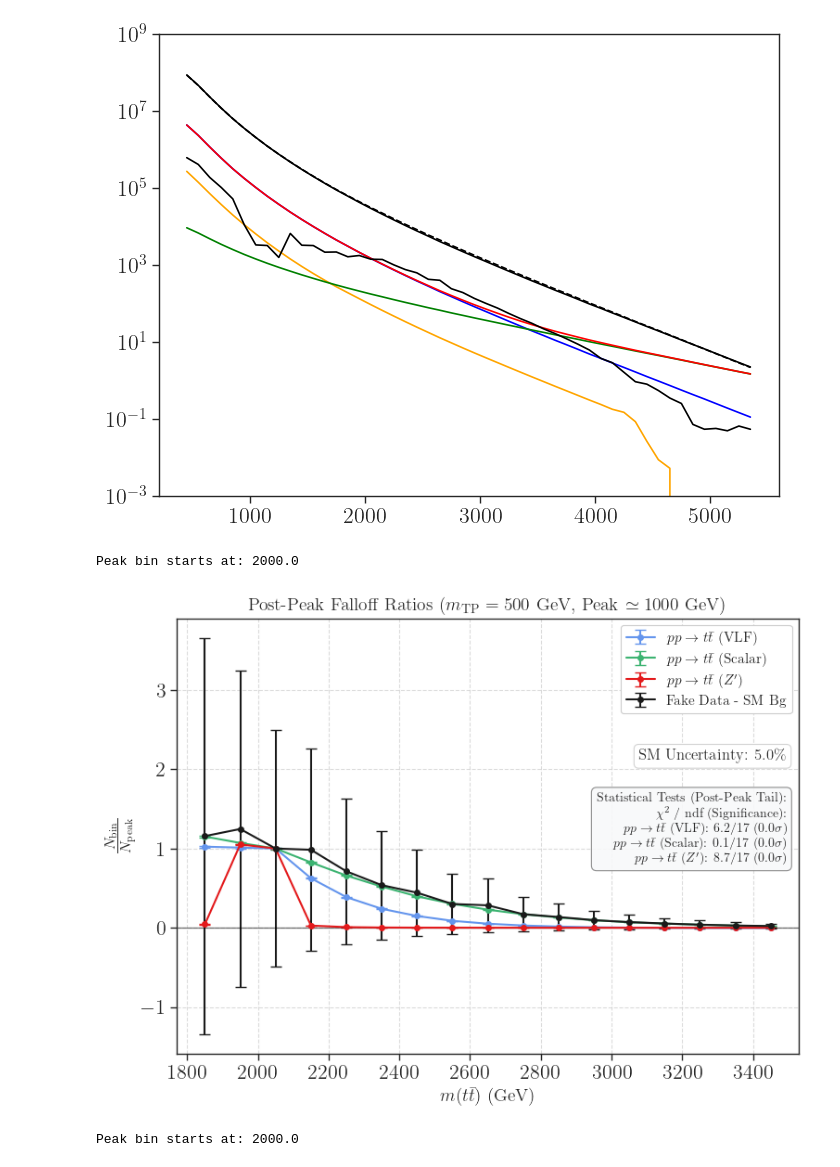
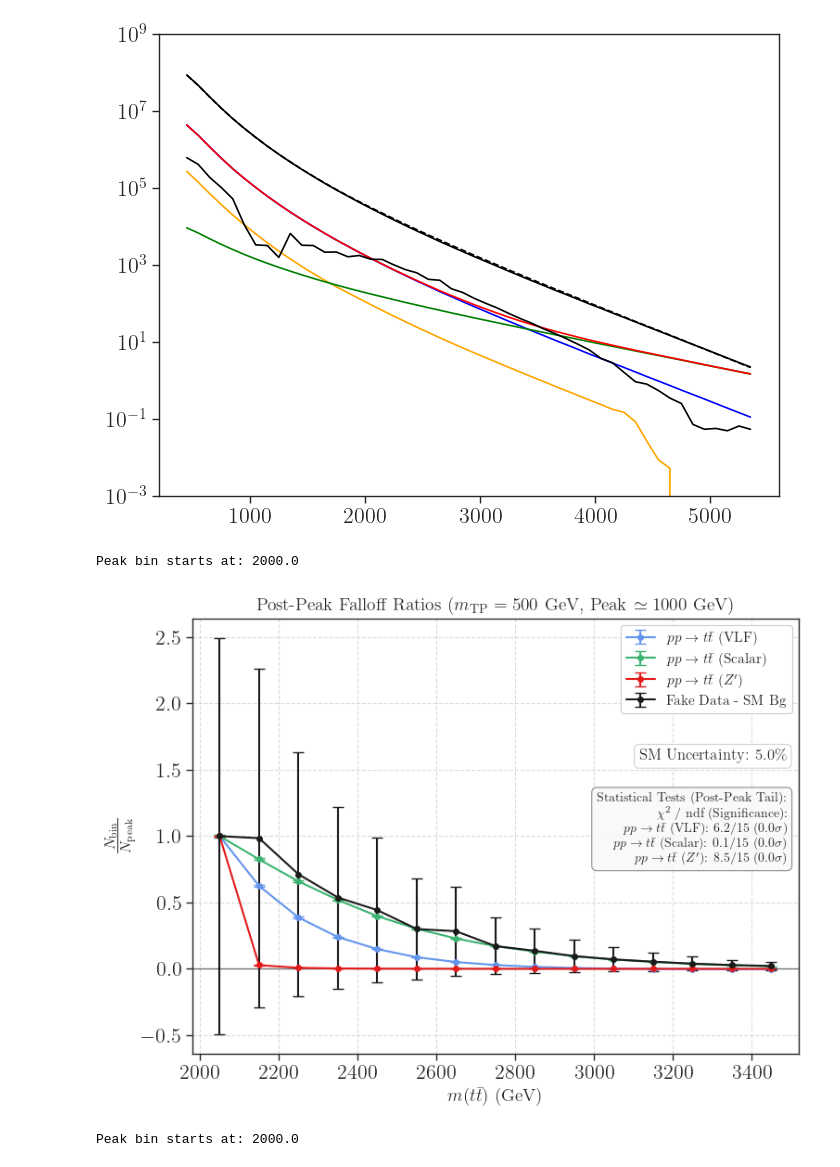
Before and after one commit to viniciusrocca/EFT_ToyModel, a Jupyter notebook: Plots/Article_method.ipynb, the cells around one changed output. Cells and saved outputs as stored; diff of their text form; code cells hidden in the pictures.

```diff
--- a/Plots/Article_method.ipynb
+++ b/Plots/Article_method.ipynb
@@ -1259,7 +1259,7 @@ plt.show()
 # %%
 
 mTP = 1000.0 #GeV
-n_bp = 2
+n_bp = 0
 n_ap =15
 peak = 2.0 * mTP
 b_peak = 0
@@ -1270,8 +1270,8 @@ while (peak >= bins[i] and i<=len(bins)):
     i+=1
 print(f"Peak bin starts at: {bins[b_peak]}")
 
-ratios = []
-ratios_err = []
+ratios_sig = []
+ratios_err_sig = []
 frac_peak, frac_bins = [], []
 # Computing the ratios
 for i, h in enumerate(bsm_hists):
@@ -1296,15 +1296,15 @@ for i, h in enumerate(bsm_hists):
         #print(i, safe_err/aux[-1])
         err.append(safe_err)
 
-    ratios.append(aux)
-    ratios_err.append(err)
+    ratios_sig.append(aux)
+    ratios_err_sig.append(err)
 
 # ==========================================
 # Statistical Tests (Fake Data vs Theory)
 # ==========================================
 # Assuming Fake Data is the LAST element in your lists
-fake_ratio = np.array(ratios[-1])
-fake_ratio_err = np.array(ratios_err[-1])
+fake_ratio = np.array(ratios_sig[-1])
+fake_ratio_err = np.array(ratios_err_sig[-1])
 
 # We slice [1:] to skip the b_peak itself
 valid_fake_ratio = fake_ratio
@@ -1315,9 +1315,9 @@ stats_lines = [
     r"$\chi^2$ / ndf (Significance):"
 ]
 
-for k in range(len(ratios) - 1): # Skip the last element (which is Fake Data itself)
-    hyp_ratio = np.array(ratios[k])
-    hyp_err = np.array(ratios_err[k])
+for k in range(len(ratios_sig) - 1): # Skip the last element (which is Fake Data itself)
+    hyp_ratio = np.array(ratios_sig[k])
+    hyp_err = np.array(ratios_err_sig[k])
     name = bsm_labels[k]
 
 
@@ -1357,11 +1357,11 @@ x_centers = [(bins[j] + bins[j+1]) / 2.0 for j in range(b_peak-n_bp, b_peak + n_
 fig, ax = plt.subplots(figsize=(8, 6))
 
 # Loop over the calculated ratios to plot them
-for k in range(len(ratios)):
+for k in range(len(ratios_sig)):
     label = bsm_labels[k] if 'bsm_labels' in locals() else f"Model {k+1}"
     color = bsm_colors[k] if 'bsm_colors' in locals() else None
 
-    ax.errorbar(x_centers, ratios[k], yerr=ratios_err[k], fmt='o-',
+    ax.errorbar(x_centers, ratios_sig[k], yerr=ratios_err_sig[k], fmt='o-',
                 capsize=4, label=label, color=color, markersize=4, linewidth=1.5)
 
 
@@ -1376,34 +1376,34 @@ ax.axhline(0, color='black', linestyle='-', linewidth=1, alpha=0.5)
 ax.grid(True, linestyle='--', alpha=0.7)
 #ax.set_yscale('log')
 
 # --- ANNOTATIONS ---
 
 # Place the Legend
 ax.legend(fontsize=11, framealpha=1.0, loc='upper right')
 
 # Place the SM Uncertainty Box safely using .format()
 sm_text = r"SM Uncertainty: {:.1f}\%".format(sm_err * 100)
 ax.text(0.98, 0.70, sm_text,
         transform=ax.transAxes,
         fontsize=12,
         verticalalignment='top',
         horizontalalignment='right',
         bbox=dict(boxstyle='round,pad=0.3', facecolor='white', edgecolor='lightgray', alpha=1.0))
 
 # Place the Statistics Box below the SM Uncertainty Box
 ax.text(0.98, 0.60, stats_text,
         transform=ax.transAxes,
         fontsize=10,
         verticalalignment='top',         # Anchor to the top edge
         horizontalalignment='right',     # Anchor to the right edge (aligns with the boxes above it)
         bbox=dict(boxstyle='round,pad=0.4', facecolor='#f8f9fa', edgecolor='gray', alpha=0.9))
 
 plt.tight_layout()
 plt.savefig('Post_Peak_Falloff.png', dpi=300)
 plt.show()
 # %% [output]
 Peak bin starts at: 2000.0
-[figure, old version]
+[figure, new version]
 # %%
 mTP = 1000.0 #GeV
 n_bp = 0
```
Also changed, not shown: parts of 7 cells of this notebook.
